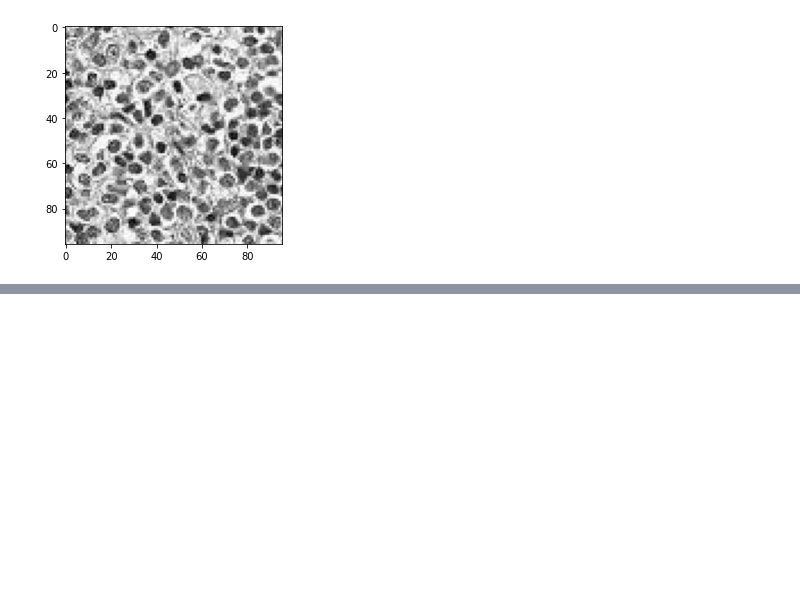
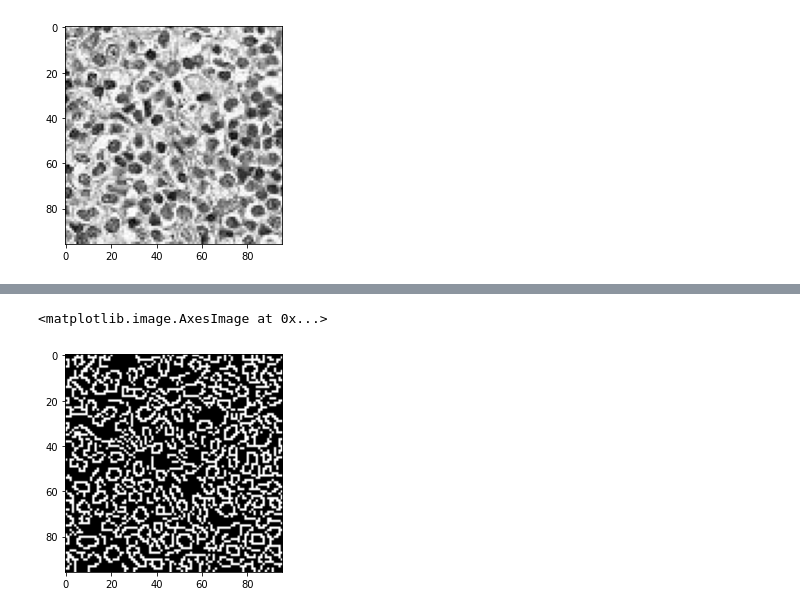
Before and after one commit to melody617/CS153-Computer-Vision, a Jupyter notebook: mini-patch.ipynb, the cells around one changed output, grey strips where cells are left out. Saved outputs shown, nothing was run; the diff lists cells and outputs as text; code cells hidden in the pictures; blank space fills up the shorter version.

Commit message:
finished edge detection alg

```diff
--- a/mini-patch.ipynb
+++ b/mini-patch.ipynb
@@ -118,0 +122,8 @@ error: OpenCV(4.5.4-dev) :-1: error: (-5:Bad argument) in function 'GaussianBlur
+# %%
+# Canny Edge Detection
+edges = cv2.Canny(image=img_blur, threshold1=100, threshold2=200) # Canny Edge Detection
+# Display Canny Edge Detection Image
+plt.imshow(edges,  cmap = plt.cm.gray)
+# %% [output]
+<matplotlib.image.AxesImage at 0x...>
+[figure, added]
```
Also changed, not shown: parts of 3 cells of this notebook, 1 other file.
